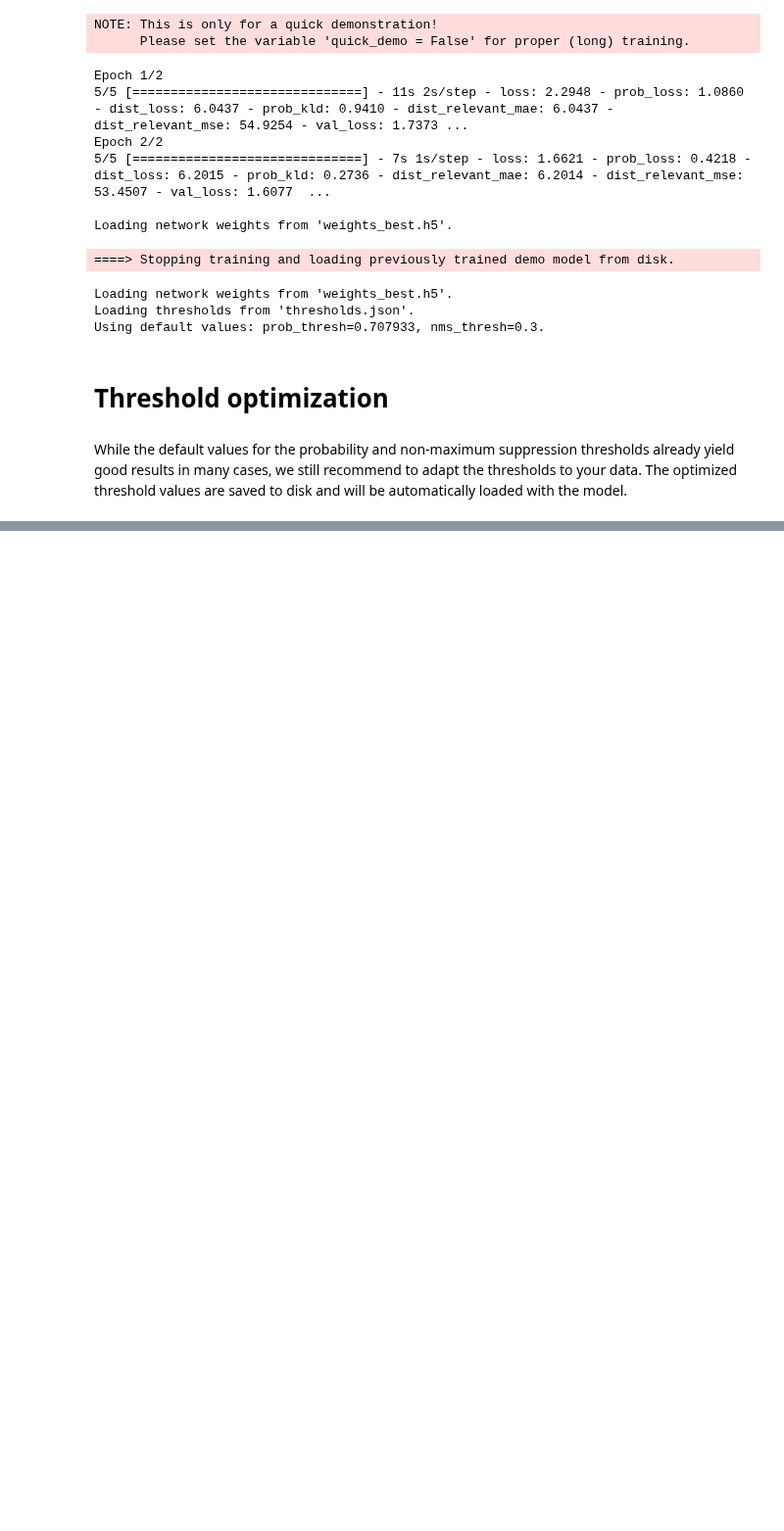
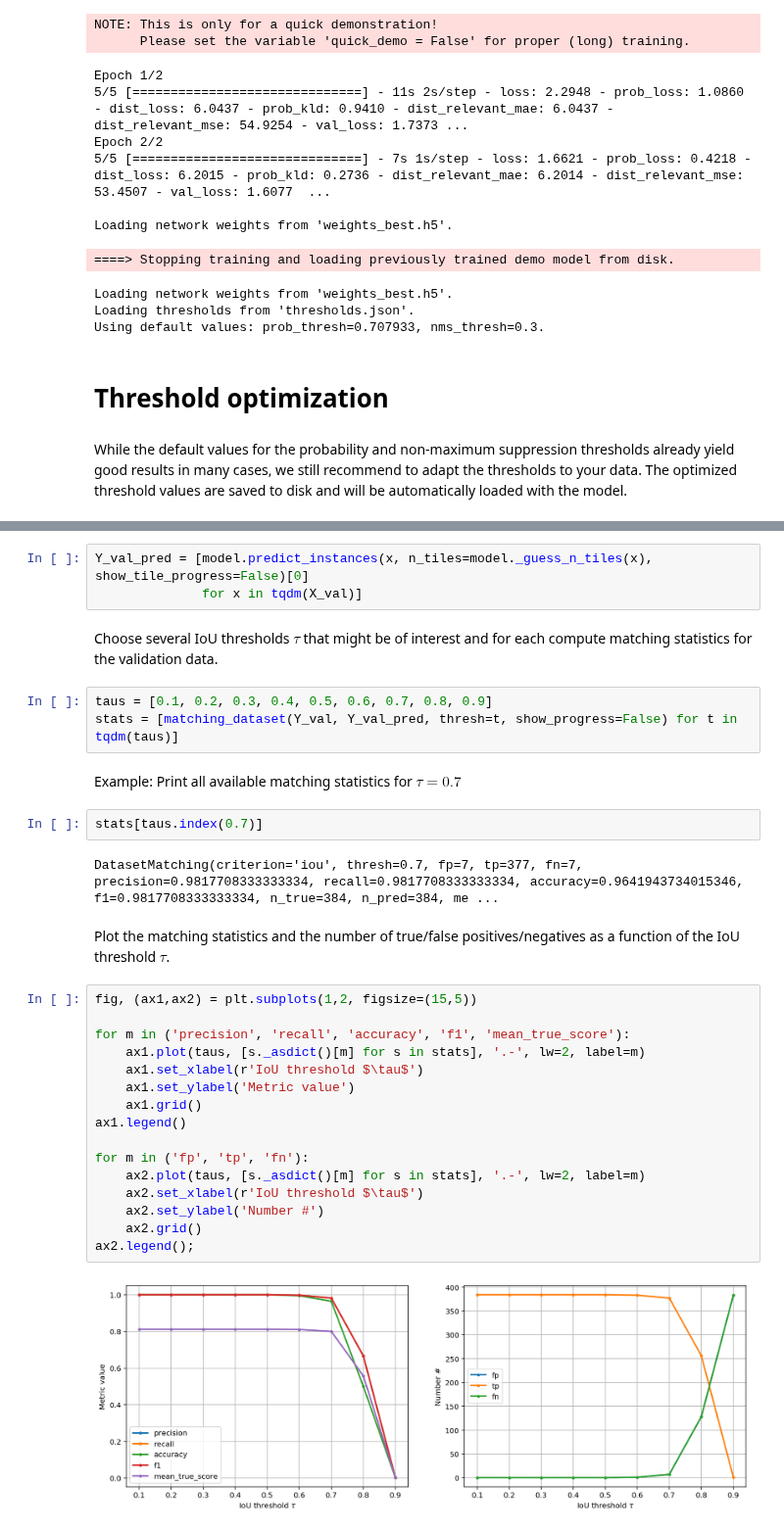
Before and after one commit to stardist/stardist, a Jupyter notebook: examples/3D/2_training.ipynb, the cells around one changed output, grey strips where cells are left out. Shown at 98% size. Drawn from its saved outputs; the diff is of its cells as text; blank space fills up the shorter version.

```diff
--- a/examples/3D/2_training.ipynb
+++ b/examples/3D/2_training.ipynb
@@ -231,0 +245,34 @@ Using optimized values: prob_thresh=0.707933, nms_thresh=0.3.
+# %%
+Y_val_pred = [model.predict_instances(x, n_tiles=model._guess_n_tiles(x), show_tile_progress=False)[0]
+              for x in tqdm(X_val)]
+# %% [markdown]
+Choose several IoU thresholds $\tau$ that might be of interest and for each compute matching statistics for the validation data.
+# %%
+taus = [0.1, 0.2, 0.3, 0.4, 0.5, 0.6, 0.7, 0.8, 0.9]
+stats = [matching_dataset(Y_val, Y_val_pred, thresh=t, show_progress=False) for t in tqdm(taus)]
+# %% [markdown]
+Example: Print all available matching statistics for $\tau=0.7$
+# %%
+stats[taus.index(0.7)]
+# %% [output]
+DatasetMatching(criterion='iou', thresh=0.7, fp=7, tp=377, fn=7, precision=0.9817708333333334, recall=0.9817708333333334, accuracy=0.9641943734015346, f1=0.9817708333333334, n_true=384, n_pred=384, me ...
+# %% [markdown]
+Plot the matching statistics and the number of true/false positives/negatives as a function of the IoU threshold $\tau$.
+# %%
+fig, (ax1,ax2) = plt.subplots(1,2, figsize=(15,5))
+
+for m in ('precision', 'recall', 'accuracy', 'f1', 'mean_true_score'):
+    ax1.plot(taus, [s._asdict()[m] for s in stats], '.-', lw=2, label=m)
+    ax1.set_xlabel(r'IoU threshold $\tau$')
+    ax1.set_ylabel('Metric value')
+    ax1.grid()
+ax1.legend()
+
+for m in ('fp', 'tp', 'fn'):
+    ax2.plot(taus, [s._asdict()[m] for s in stats], '.-', lw=2, label=m)
+    ax2.set_xlabel(r'IoU threshold $\tau$')
+    ax2.set_ylabel('Number #')
+    ax2.grid()
+ax2.legend();
+# %% [output]
+[figure, added]
```
Also changed, not shown: parts of 5 cells of this notebook, 2 other files.
